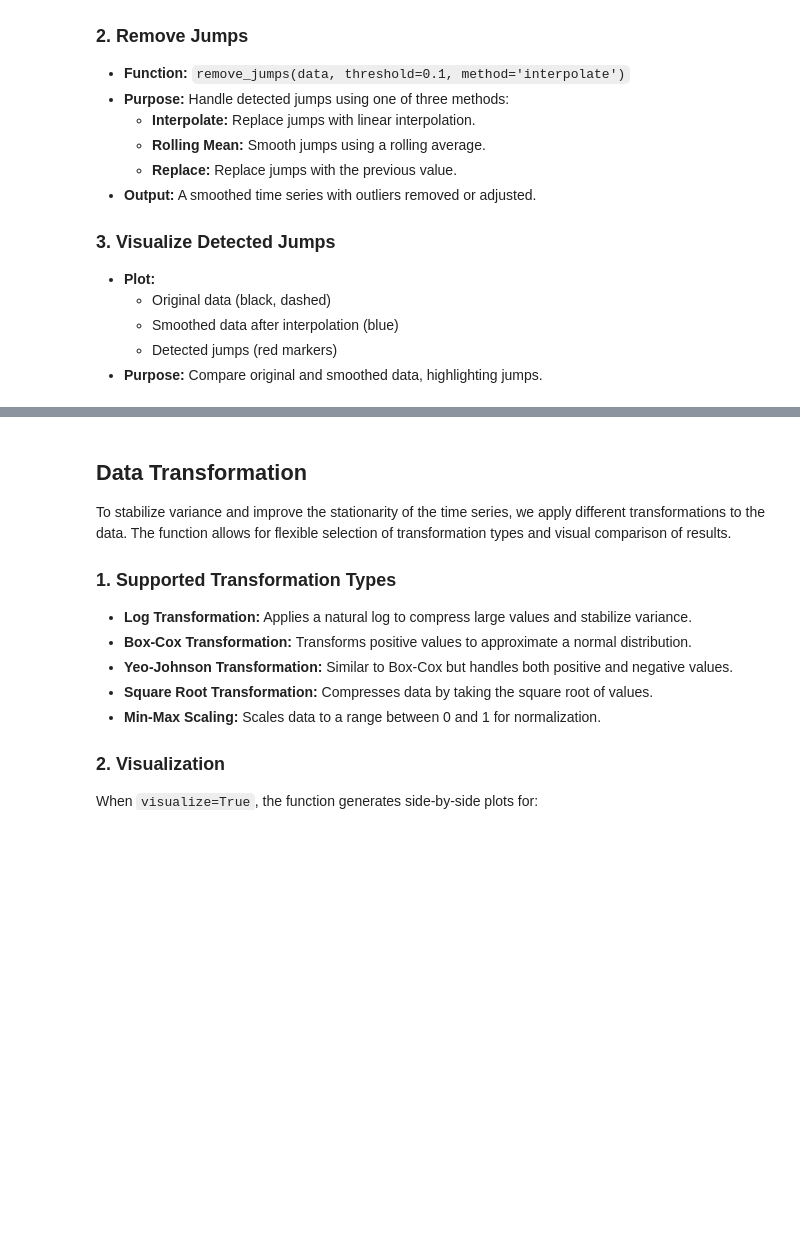
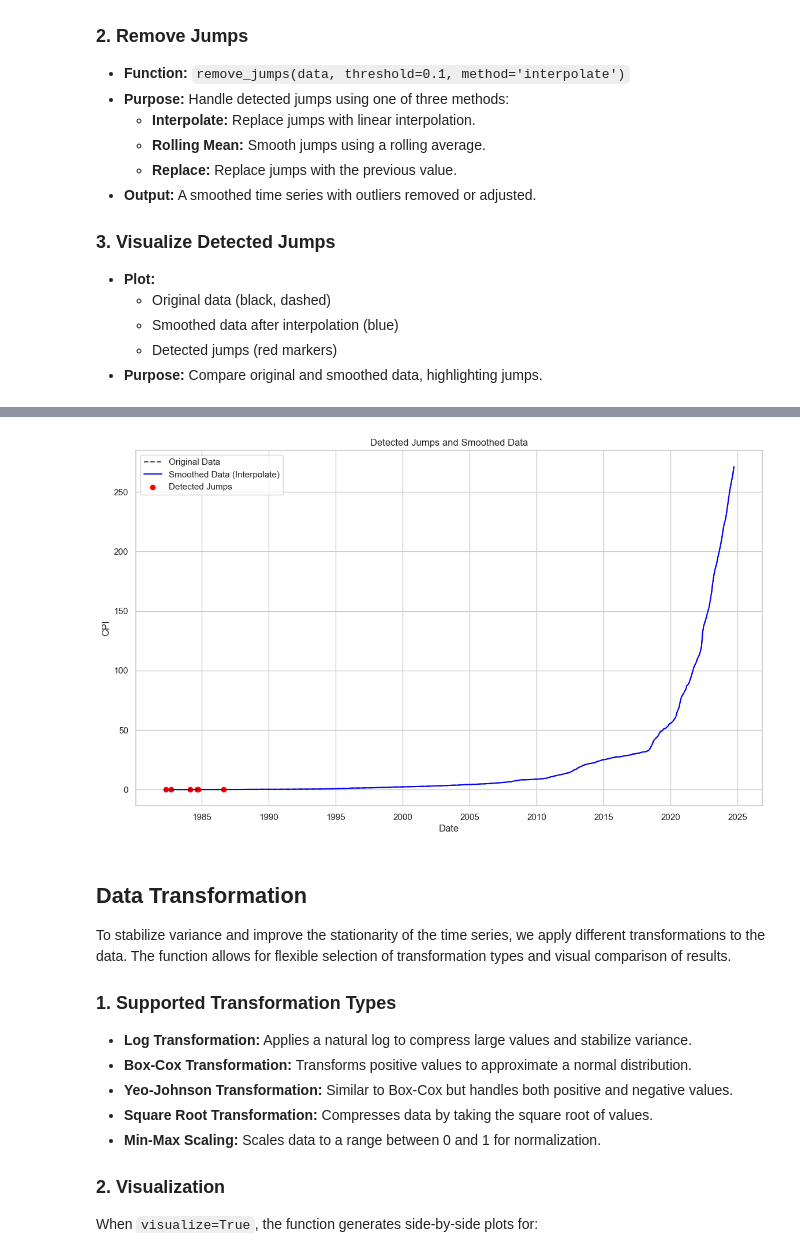
Before and after one commit to sbrkzm/Inflation-forecast, a Jupyter notebook: final.ipynb, the cells around one changed output, grey strips where cells are left out. Saved outputs shown, nothing was run; the diff lists cells and outputs as text; code cells hidden in the pictures; blank space fills up the shorter version.

```diff
--- a/final.ipynb
+++ b/final.ipynb
@@ -321,56 +324,57 @@ Lag Plot<br>
   <li><strong>Purpose:</strong> Compare original and smoothed data, highlighting jumps.</li>
 </ul>
 # %%
-# def detect_jumps(data, threshold=0.1):
-#     data = data.copy()
-#     pct_change = data.pct_change().abs()
-#     jumps = pct_change > threshold        # Detect jumps
+def detect_jumps(data, threshold=0.1):
+    data = data.copy()
+    pct_change = data.pct_change().abs()
+    jumps = pct_change > threshold        # Detect jumps
 
-#     jump_df = pd.DataFrame({
-#         'Original Data': data,
-#         'Pct Change': pct_change,
-#         'Jump Detected': jumps,
-#     })
+    jump_df = pd.DataFrame({
+        'Original Data': data,
+        'Pct Change': pct_change,
+        'Jump Detected': jumps,
+    })
 
-#     return jump_df
+    return jump_df
 
-# def remove_jumps(data, threshold=0.1, method='interpolate'):
-#     data = data.copy()
-#     pct_change = data.pct_change().abs()
-#     jumps = pct_change > threshold
+def remove_jumps(data, threshold=0.1, method='rolling_mean'):
+    data = data.copy()
+    pct_change = data.pct_change().abs()
+    jumps = pct_change > threshold
 
-#     # Handle jumps
-#     if method == 'interpolate':
-#         data[jumps] = np.nan
-#         data = data.interpolate(method='linear')
-#     elif method == 'rolling_mean':
-#         data[jumps] = np.nan
-#         data = data.fillna(data.rolling(window=3, min_periods=1).mean())
-#     elif method == 'replace':
-#         data[jumps] = np.nan
-#         data = data.fillna(method='ffill')  # Replace with the previous value
+    # Handle jumps
+    if method == 'interpolate':
+        data[jumps] = np.nan
+        data = data.interpolate(method='linear')
+    elif method == 'rolling_mean':
+        data[jumps] = np.nan
+        data = data.fillna(data.rolling(window=3, min_periods=1).mean())
+    elif method == 'replace':
+        data[jumps] = np.nan
+        data = data.fillna(method='ffill')  # Replace with the previous value
 
-#     return data
+    return data
 
-# # Example Usage
-# threshold = 0.1
-# jump_df = detect_jumps(df['CPI'], threshold=threshold)
-# df['CPI_interpolate'] = remove_jumps(df['CPI'], threshold=threshold, method='interpolate')
+# Example Usage
+threshold = 0.20
+jump_df = detect_jumps(df['CPI'], threshold=threshold)
+df['CPI'] = remove_jumps(df['CPI'], threshold=threshold, method='interpolate')
 
-# # Add smoothed values to the DataFrame for comparison
-# jump_df['Smoothed Data'] = df['CPI_interpolate']
+# Add smoothed values to the DataFrame for comparison
+jump_df['Smoothed Data'] = df['CPI']
 
-# jumps_detected = jump_df[jump_df['Jump Detected']]
-# print(jumps_detected)
+jumps_detected = jump_df[jump_df['Jump Detected']]
+print(jumps_detected)
 
-# # Visualize jumps
-# plt.figure(figsize=(14, 8))
-# plt.plot(df['CPI'], label='Original Data', color='black', linestyle='--', alpha=0.7)
-# plt.plot(df['CPI_interpolate'], label='Smoothed Data (Interpolate)', color='blue')
-# plt.scatter(jumps_detected.index, jumps_detected['Original Data'], color='red', label='Detected Jumps')
-# plt.title('Detected Jumps and Smoothed Data')
-# plt.xlabel('Date')
-# plt.ylabel('CPI')
-# plt.legend()
-# plt.grid(True)
-# plt.show()
+# Visualize jumps
+plt.figure(figsize=(14, 8))
+plt.plot(df['CPI'], label='Original Data', color='black', linestyle='--', alpha=0.7)
+plt.plot(df['CPI'], label='Smoothed Data (Interpolate)', color='blue')
+plt.scatter(jumps_detected.index, jumps_detected['Original Data'], color='red', label='Detected Jumps')
+plt.title('Detected Jumps and Smoothed Data')
+plt.xlabel('Date')
+plt.ylabel('CPI')
+plt.legend()
+plt.grid(True)
+plt.show()
+# %% [output]
@@ -377,3 +389,4 @@ Lag Plot<br>
+[figure, added]
 # %% [markdown]
 <h2>Data Transformation</h2>
 
```
Also changed, not shown: parts of 24 cells of this notebook.
